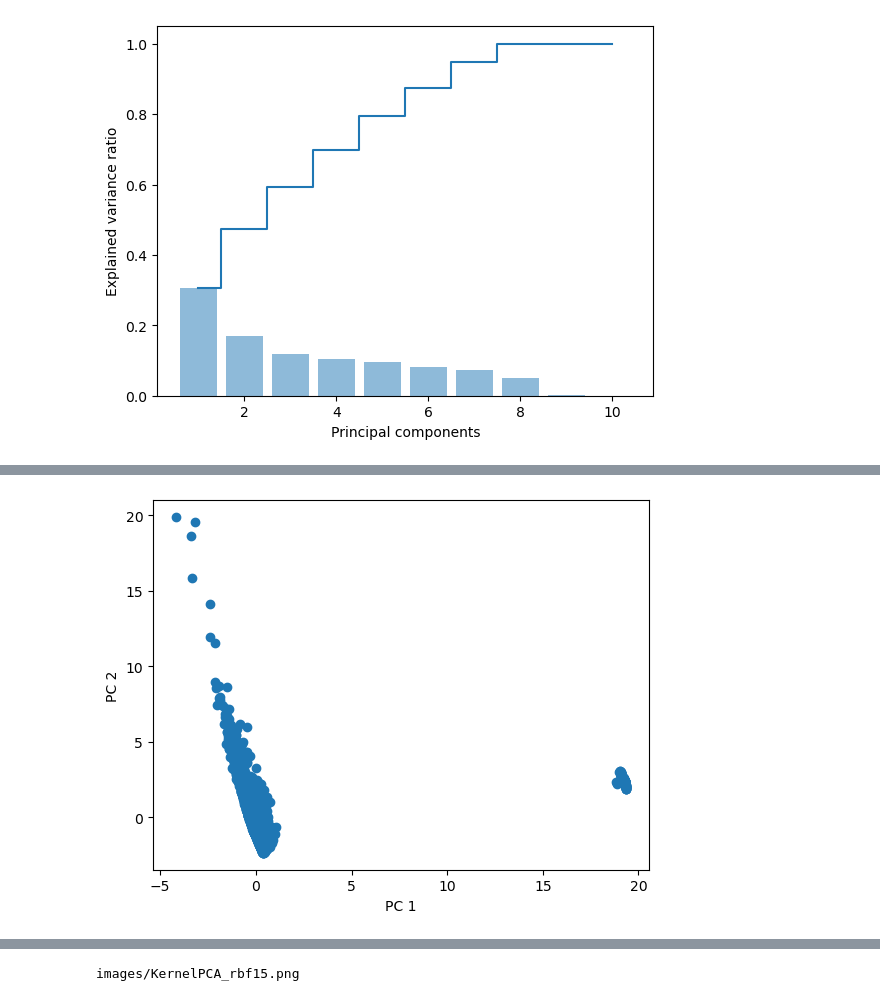
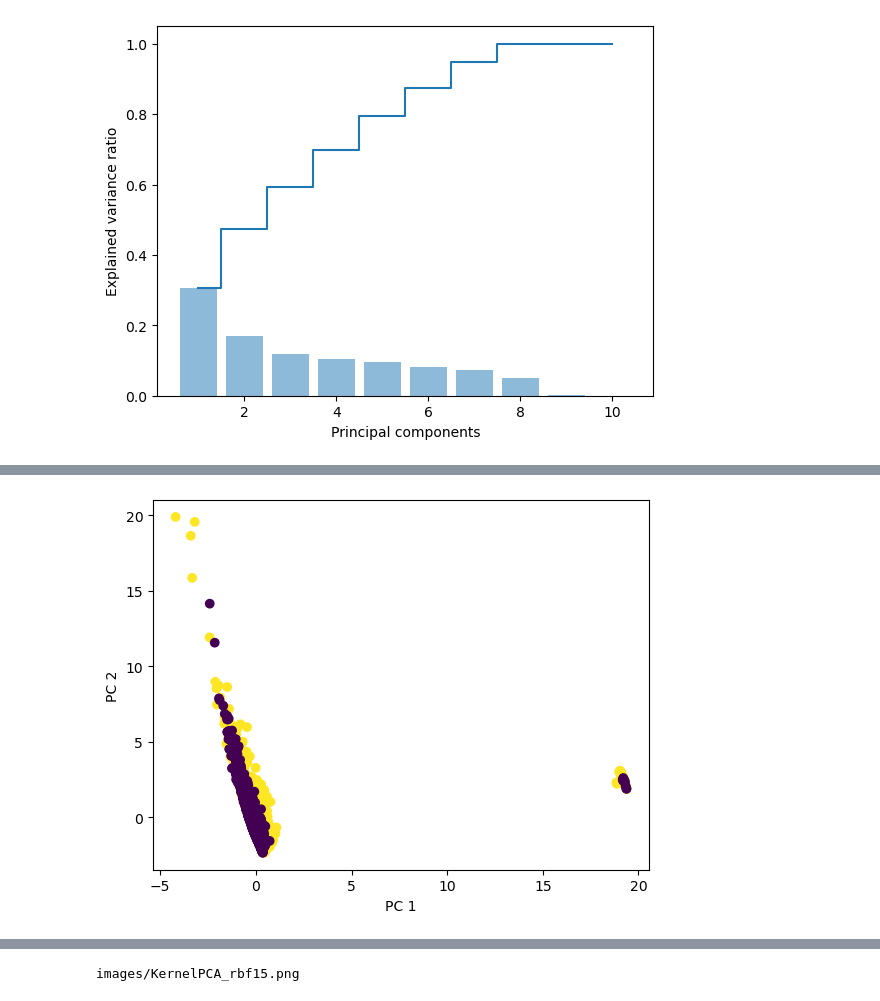
Before and after one commit to martinbandung/Give-Me-Some-Credit, a Jupyter notebook: code/Classifiers2_PCA_draw.ipynb, the cells around one changed output, grey strips where cells are left out. Saved outputs shown, nothing was run; the diff lists cells and outputs as text; code cells hidden in the pictures.

```diff
--- a/code/Classifiers2_PCA_draw.ipynb
+++ b/code/Classifiers2_PCA_draw.ipynb
@@ -330,6 +330,6 @@ plt.show()
 # %% [output]
 [figure]
 # %%
-pca = PCA(n_components=2)
+pca = PCA(n_components=3)
 X_train_pca = pca.fit_transform(X_train_std)
 X_test_pca = pca.transform(X_test_std)
@@ -336,10 +346,10 @@ X_test_pca = pca.transform(X_test_std)
 # %%
-plt.scatter(X_train_pca[:, 0], X_train_pca[:, 1])
+plt.scatter(X_train_pca[:, 0], X_train_pca[:, 1],c=y_bal)
 plt.xlabel('PC 1')
 plt.ylabel('PC 2')
 plt.show()
 # %% [output]
-[figure, old version]
+[figure, new version]
 # %%
 from matplotlib.colors import ListedColormap
 
```
Also changed, not shown: parts of 13 cells of this notebook, 2 other files.
